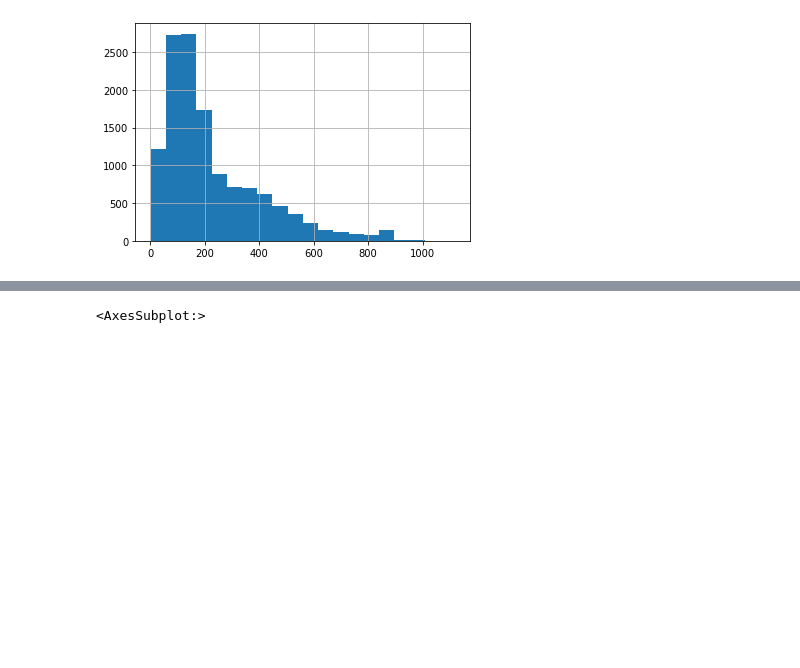
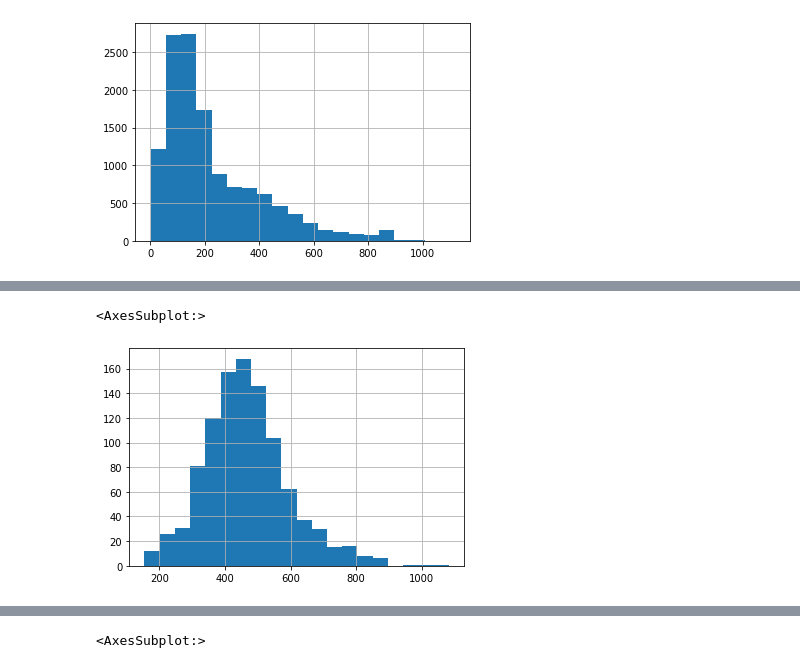
Before and after one commit to maxemileffort/paper-grading-assistant, a Jupyter notebook: notebooks/1-Wrangling and EDA.ipynb, the cells around one changed output, grey strips where cells are left out. Saved outputs shown, nothing was run; the diff lists cells and outputs as text; code cells hidden in the pictures; blank space fills up the shorter version.

```diff
--- a/notebooks/1-Wrangling and EDA.ipynb
+++ b/notebooks/1-Wrangling and EDA.ipynb
@@ -435,0 +443,6 @@ data['word_count'].hist(bins=20)
+# %%
+# B's word counts
+data.loc[data['class'] == 4, 'word_count'].hist(bins=20)
+# %% [output]
+<AxesSubplot:>
+[figure, added]
```
Also changed, not shown: parts of 11 cells of this notebook, 1 other file.
